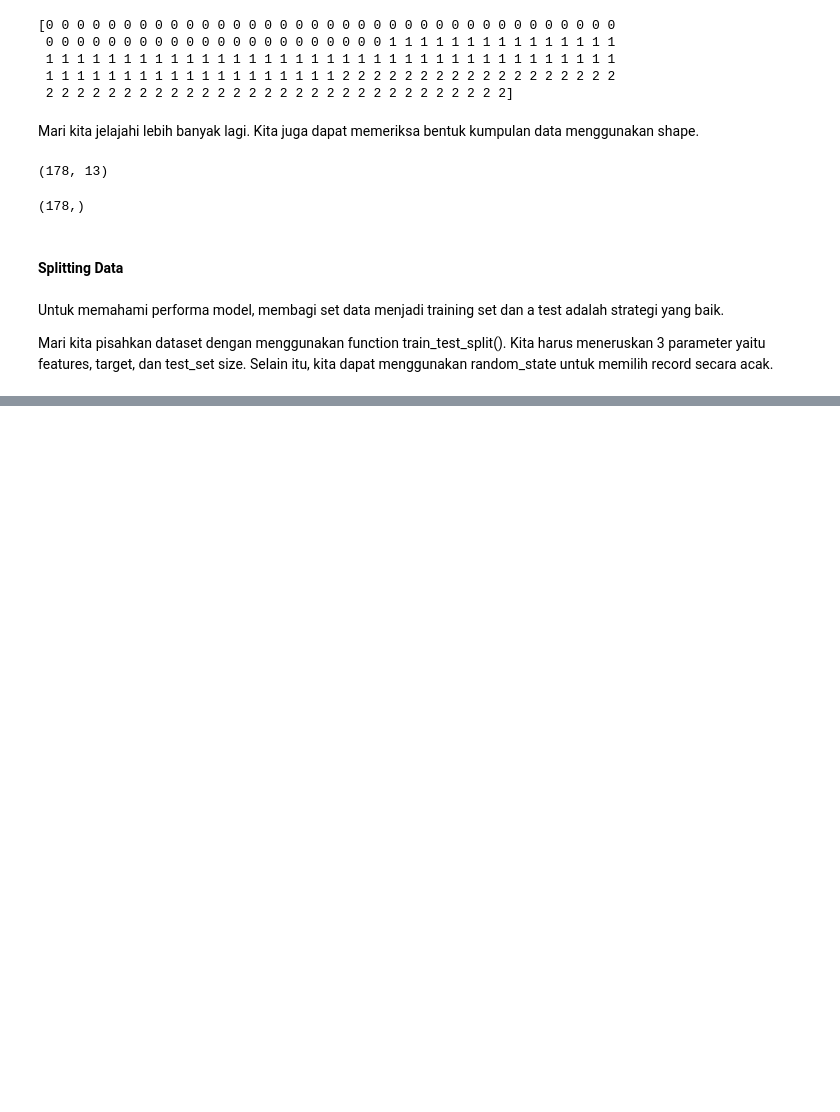
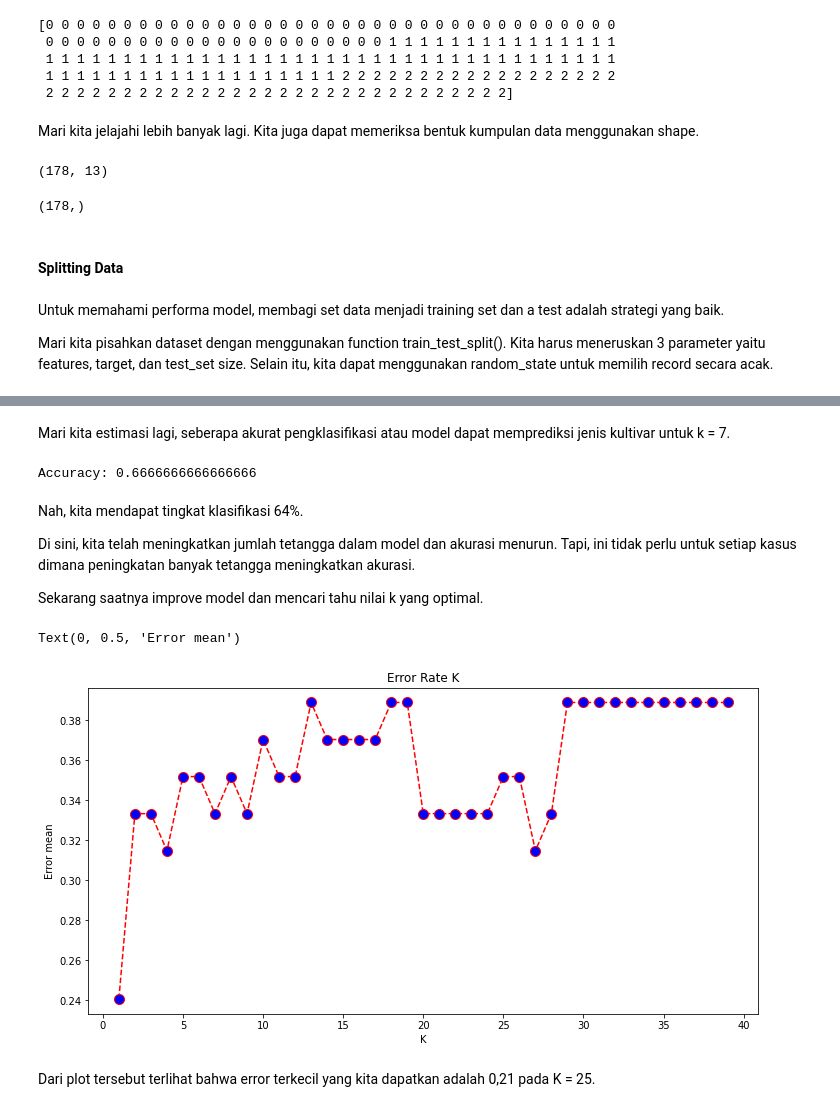
Before and after one commit to alflouvre/H8_3, a Jupyter notebook: A12-P4DS-Classification I.ipynb, the cells around one changed output, grey strips where cells are left out. Saved outputs shown, nothing was run; the diff lists cells and outputs as text; code cells hidden in the pictures; blank space fills up the shorter version.

```diff
--- a/A12-P4DS-Classification I.ipynb
+++ b/A12-P4DS-Classification I.ipynb
@@ -973,0 +872,12 @@ Accuracy: 0.7962962962962963
+# %%
+#Import knearest neighbors Classifier model
+from sklearn.neighbors import KNeighborsClassifier
+
+#Create KNN Classifier
+knn = KNeighborsClassifier(n_neighbors=5)
+
+#Train the model using the training sets
+knn.fit(X_train, y_train)
+
+#Predict the response for test dataset
+y_pred = knn.predict(X_test)
@@ -973,0 +907,49 @@ Accuracy: 0.7962962962962963
+# %%
+#Import knearest neighbors Classifier model
+from sklearn.neighbors import KNeighborsClassifier
+
+#Create KNN Classifier
+knn = KNeighborsClassifier(n_neighbors=7)
+
+#Train the model using the training sets
+knn.fit(X_train, y_train)
+
+#Predict the response for test dataset
+y_pred = knn.predict(X_test)
+# %% [markdown]
+Mari kita estimasi lagi, seberapa akurat pengklasifikasi atau model dapat memprediksi jenis kultivar untuk k = 7.
+# %%
+#Import scikit-learn metrics module for accuracy calculation
+from sklearn import metrics
+
+# Model Accuracy, how often is the classifier correct?
+print("Accuracy:",metrics.accuracy_score(y_test, y_pred))
+# %% [output]
+Accuracy: 0.6666666666666666
+# %% [markdown]
+Nah, kita mendapat tingkat klasifikasi 64%.
+
+Di sini, kita telah meningkatkan jumlah tetangga dalam model dan akurasi menurun. Tapi, ini tidak perlu untuk setiap kasus dimana peningkatan banyak tetangga meningkatkan akurasi.
+
+Sekarang saatnya improve model dan mencari tahu nilai k yang optimal.
+# %%
+error = []
+
+# Calculating error for K values between 1 and 40
+for i in range(1, 40):
+    knn = KNeighborsClassifier(n_neighbors=i)
+    knn.fit(X_train, y_train)
+    pred_i = knn.predict(X_test)
+    error.append(np.mean(pred_i != y_test))
+# %%
+plt.figure(figsize=(12, 6))
+plt.plot(range(1, 40), error, color='red', linestyle='dashed', marker='o',
+         markerfacecolor='blue', markersize=10)
+plt.title('Error Rate K')
+plt.xlabel('K')
+plt.ylabel('Error mean')
+# %% [output]
+Text(0, 0.5, 'Error mean')
+[figure, added]
+# %% [markdown]
+Dari plot tersebut terlihat bahwa error terkecil yang kita dapatkan adalah 0,21 pada K = 25.
```
Also changed, not shown: parts of 11 cells of this notebook.
